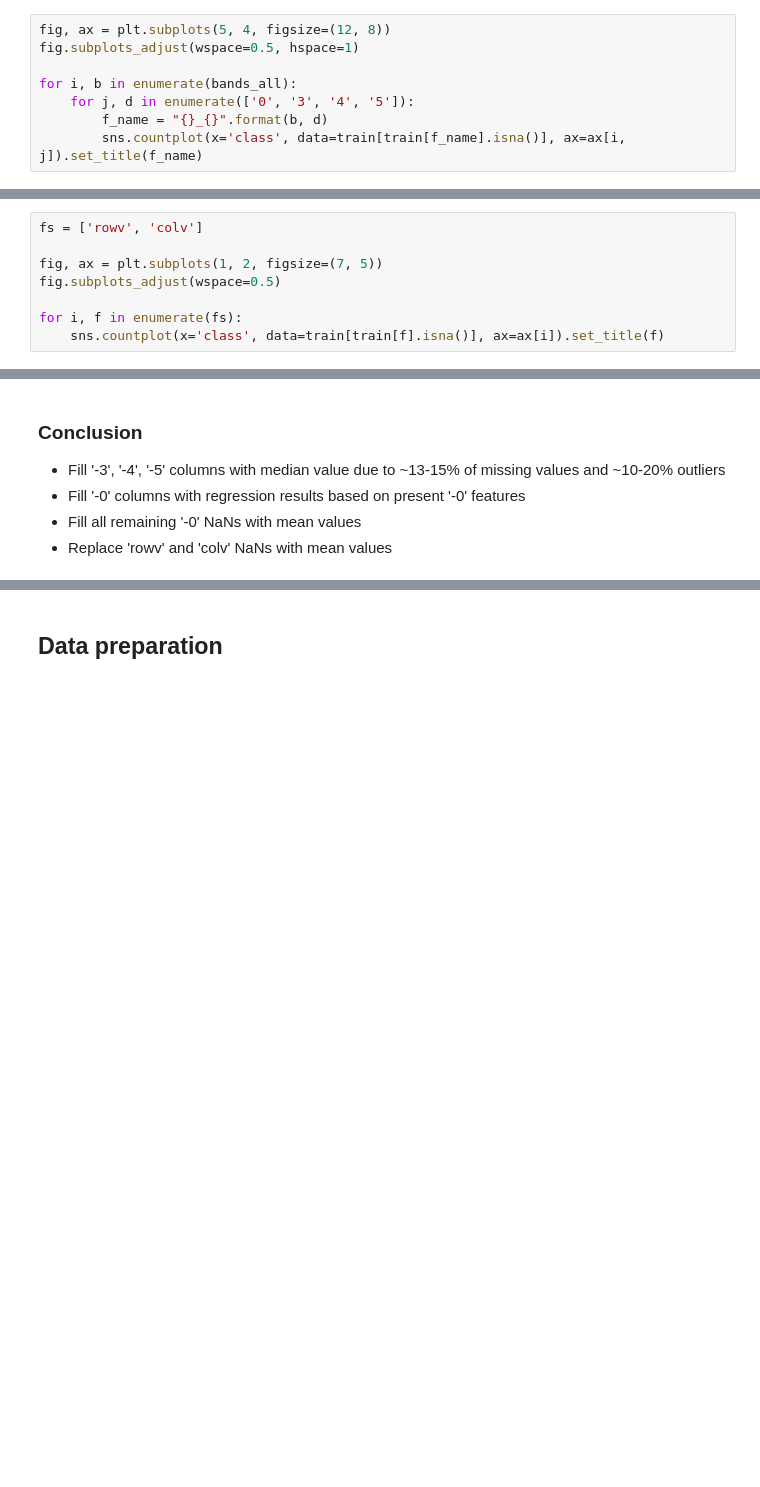
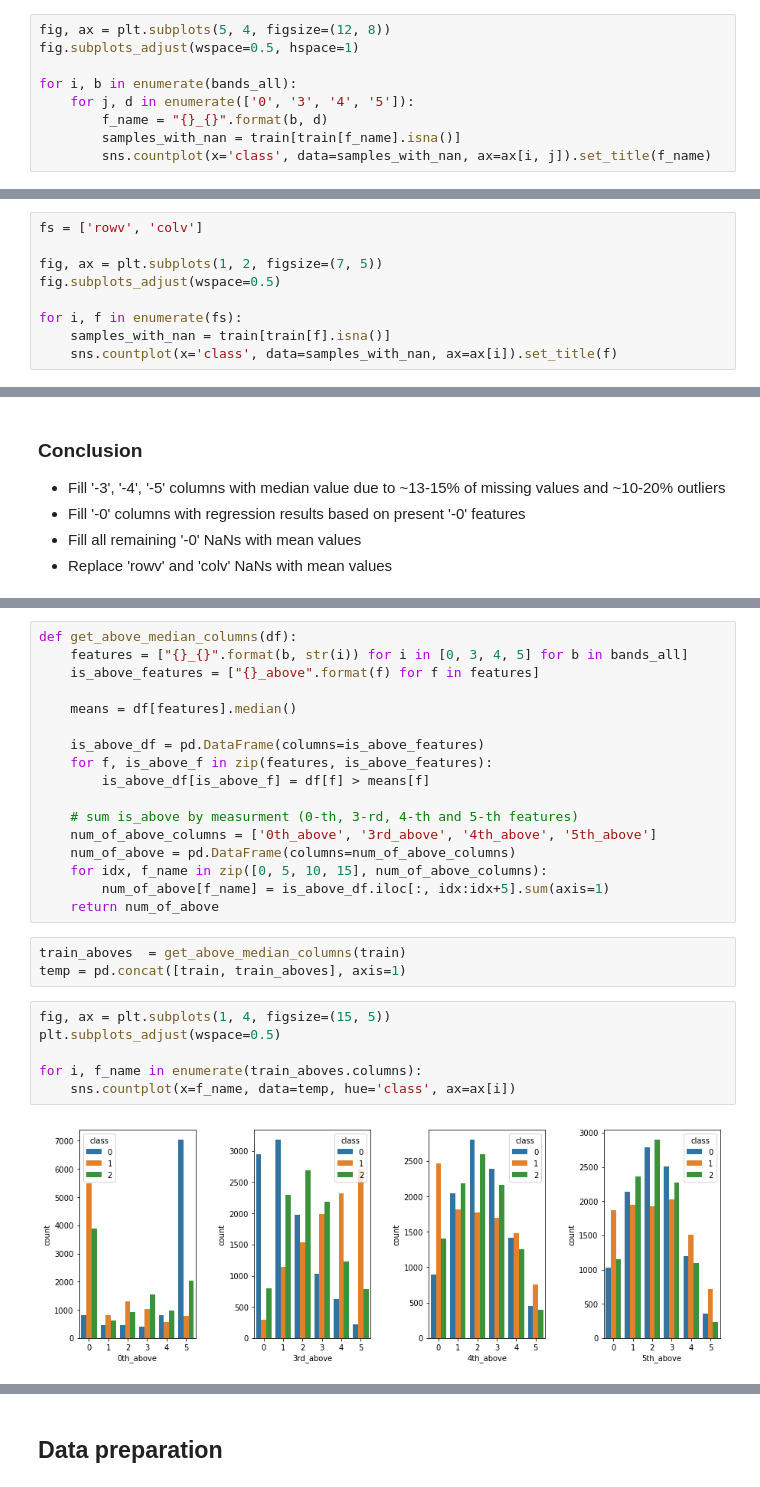
Before and after one commit to alyabogd/NightSkyTask, a Jupyter notebook: sky_data.ipynb, the cells around one changed output, grey strips where cells are left out. Drawn from its saved outputs; the diff is of its cells as text; blank space fills up the shorter version.

```diff
--- a/sky_data.ipynb
+++ b/sky_data.ipynb
@@ -117,7 +119,8 @@ fig.subplots_adjust(wspace=0.5, hspace=1)
 for i, b in enumerate(bands_all):
     for j, d in enumerate(['0', '3', '4', '5']):
         f_name = "{}_{}".format(b, d)
-        sns.countplot(x='class', data=train[train[f_name].isna()], ax=ax[i, j]).set_title(f_name)
+        samples_with_nan = train[train[f_name].isna()]
+        sns.countplot(x='class', data=samples_with_nan, ax=ax[i, j]).set_title(f_name)
 # %% [output]
 [figure]
 # %%
@@ -127,7 +130,8 @@ fig, ax = plt.subplots(1, 2, figsize=(7, 5))
 fig.subplots_adjust(wspace=0.5)
 
 for i, f in enumerate(fs):
-    sns.countplot(x='class', data=train[train[f].isna()], ax=ax[i]).set_title(f)
+    samples_with_nan = train[train[f].isna()]
+    sns.countplot(x='class', data=samples_with_nan, ax=ax[i]).set_title(f)
 # %% [output]
 [figure]
 # %% [markdown]
@@ -770,0 +784,28 @@ train.shape, validation.shape
+# %%
+def get_above_median_columns(df):
+    features = ["{}_{}".format(b, str(i)) for i in [0, 3, 4, 5] for b in bands_all]
+    is_above_features = ["{}_above".format(f) for f in features]
+
+    means = df[features].median()
+
+    is_above_df = pd.DataFrame(columns=is_above_features)
+    for f, is_above_f in zip(features, is_above_features):
+        is_above_df[is_above_f] = df[f] > means[f]
+
+    # sum is_above by measurment (0-th, 3-rd, 4-th and 5-th features)
+    num_of_above_columns = ['0th_above', '3rd_above', '4th_above', '5th_above']
+    num_of_above = pd.DataFrame(columns=num_of_above_columns)
+    for idx, f_name in zip([0, 5, 10, 15], num_of_above_columns):
+        num_of_above[f_name] = is_above_df.iloc[:, idx:idx+5].sum(axis=1)
+    return num_of_above
+# %%
+train_aboves  = get_above_median_columns(train)
+temp = pd.concat([train, train_aboves], axis=1)
+# %%
+fig, ax = plt.subplots(1, 4, figsize=(15, 5))
+plt.subplots_adjust(wspace=0.5)
+
+for i, f_name in enumerate(train_aboves.columns):
+    sns.countplot(x=f_name, data=temp, hue='class', ax=ax[i])
+# %% [output]
+[figure, added]
```
Also changed, not shown: parts of 46 cells of this notebook.
